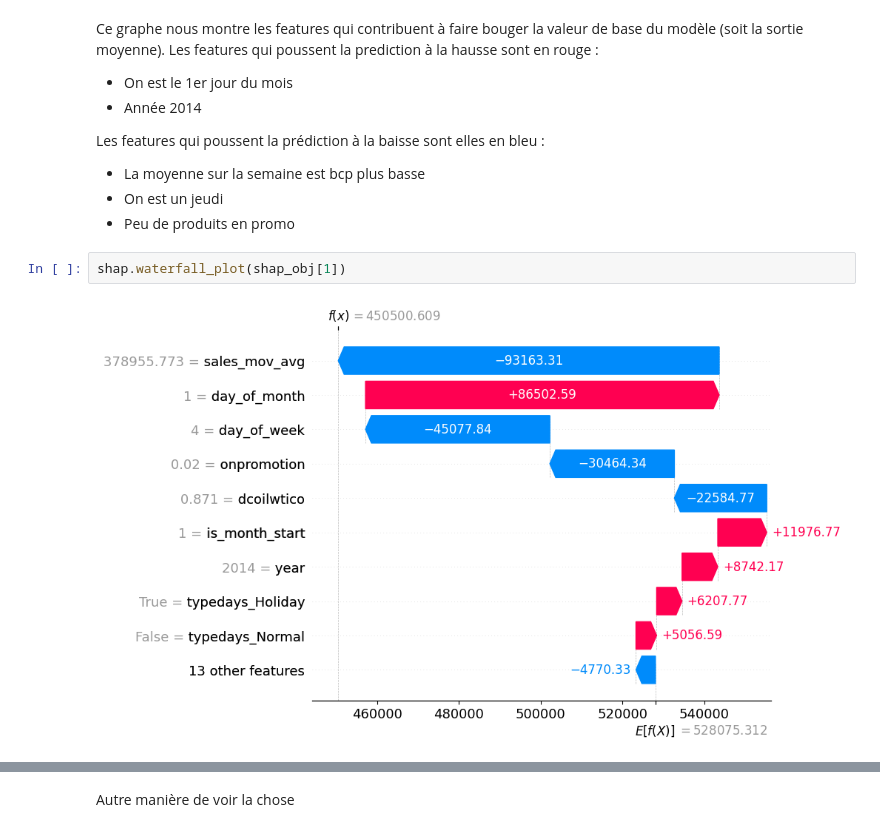
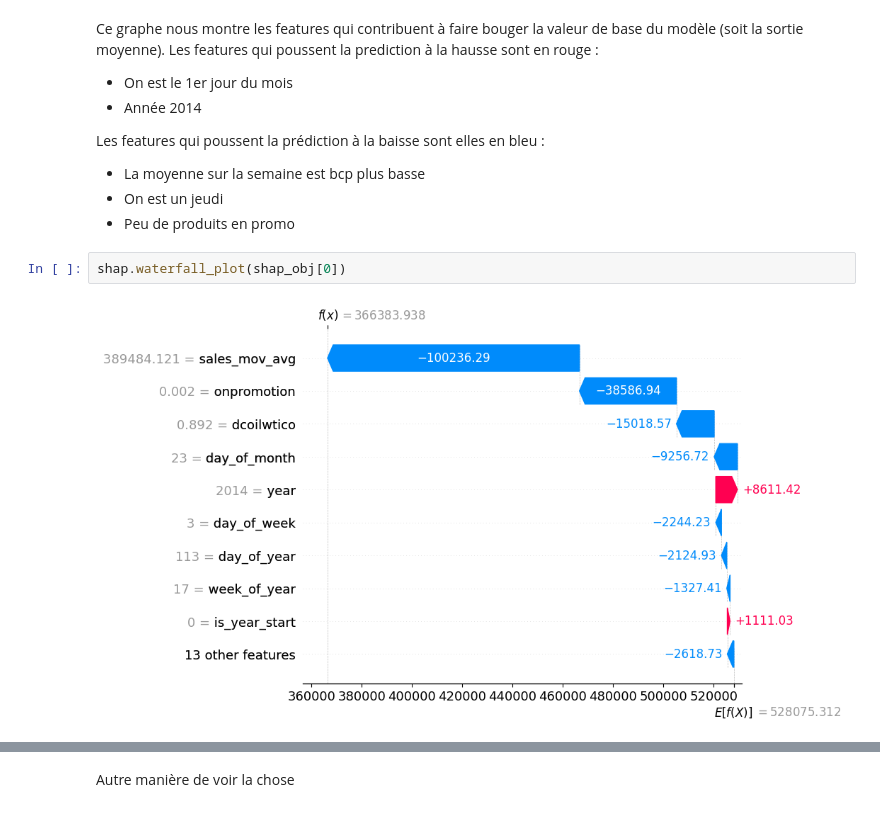
Before and after one commit to Capton1/stores-sales-forecasting-poc, a Jupyter notebook: notebooks/SHAP.ipynb, the cells around one changed output, grey strips where cells are left out. Drawn from its saved outputs; the diff is of its cells as text.

```diff
--- a/notebooks/SHAP.ipynb
+++ b/notebooks/SHAP.ipynb
@@ -131,9 +131,9 @@ Les features qui poussent la prédiction à la baisse sont elles en bleu :
 * On est un jeudi
 * Peu de produits en promo
 # %%
-shap.waterfall_plot(shap_obj[1])
+shap.waterfall_plot(shap_obj[0])
 # %% [output]
-[figure, old version]
+[figure, new version]
 # %%
 shap.plots.bar(shap_obj[1])
 # %% [output]
```
Also changed, not shown: parts of 12 cells of this notebook, 2 other files.
